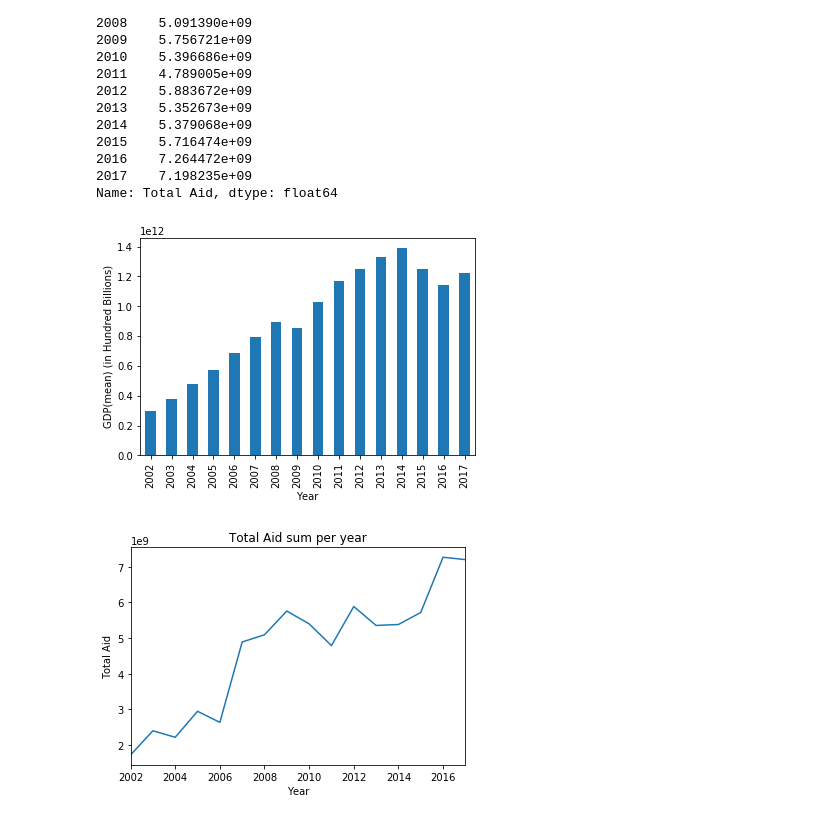
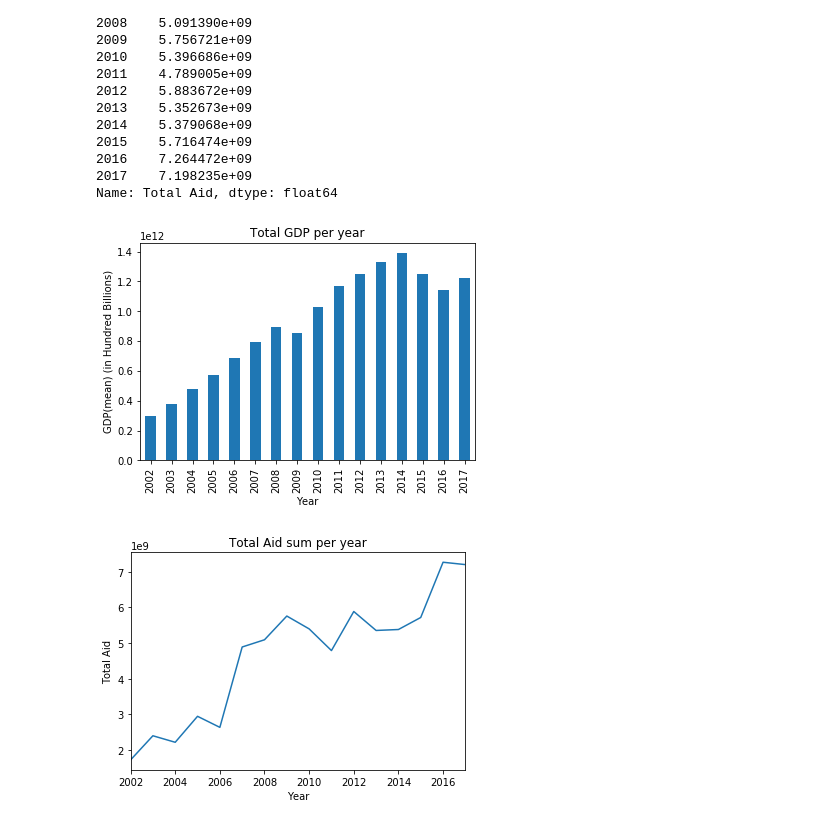
Before and after one commit to juliasweet/Project_1, a Jupyter notebook: GDP and Subsaharan Africa.ipynb, the cells around one changed output. Cells and saved outputs as stored; diff of their text form; code cells hidden in the pictures.

```diff
--- a/GDP and Subsaharan Africa.ipynb
+++ b/GDP and Subsaharan Africa.ipynb
@@ -618,12 +618,12 @@ Name: Total Aid, dtype: float64
 # %%
 GDP_year_sum_chart =GDP_year_sum_df.plot(kind='bar')
 GDP_year_sum_chart.set_xlabel("Year")
 GDP_year_sum_chart.set_ylabel("GDP(mean) (in Hundred Billions)")
-
+plt.title("Total GDP per year")
 
 plt.show()
 # %% [output]
-[figure, old version]
+[figure, new version]
 # %%
 Aid_year_sum_chart=Aid_year_sum_df.plot.line()
 Aid_year_sum_chart.set_xlabel("Year")
```
Also changed, not shown: 1 other file.
